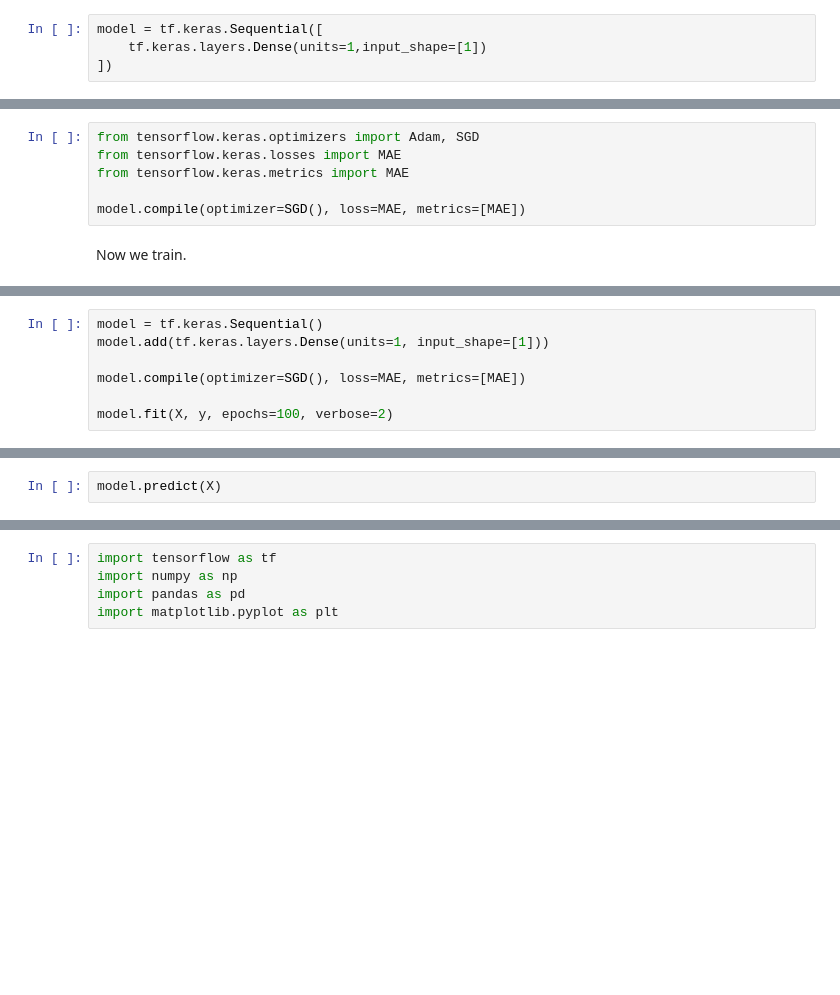
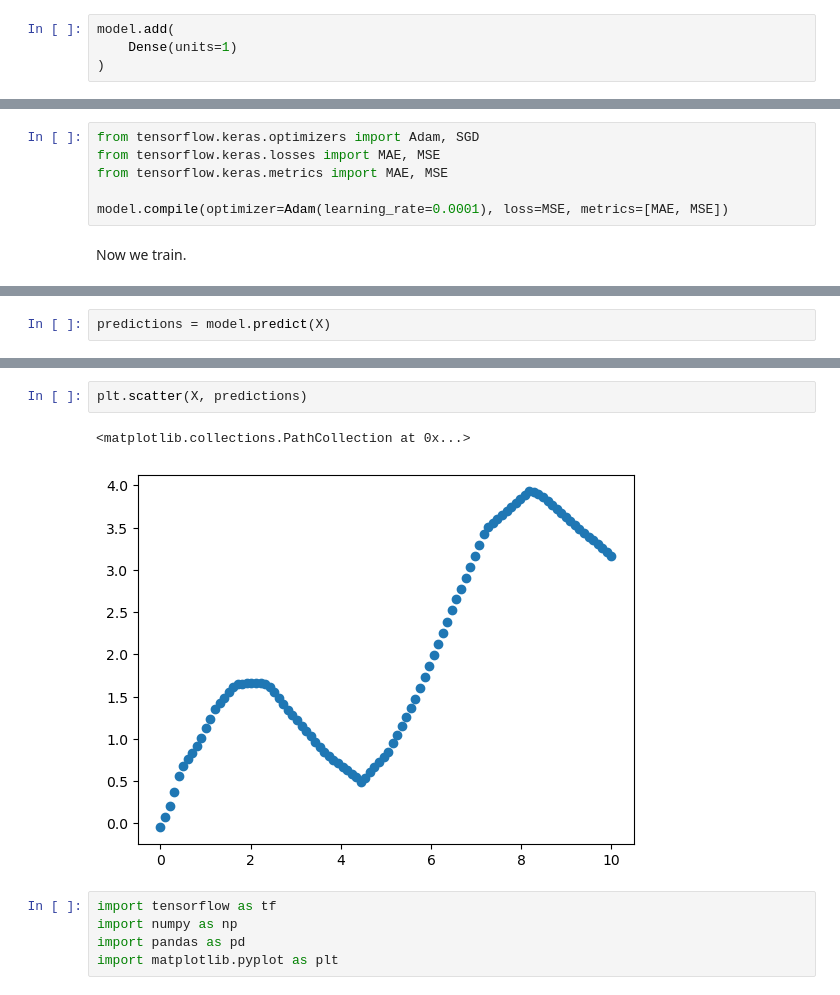
Before and after one commit to RishatTalukder/Deep_Learning_With_Tensorflow, a Jupyter notebook: regression/01_neural_network_regression.ipynb, the cells around one changed output, grey strips where cells are left out. Cells and saved outputs as stored; diff of their text form; blank space fills up the shorter version.

```diff
--- a/regression/01_neural_network_regression.ipynb
+++ b/regression/01_neural_network_regression.ipynb
@@ -122,4 +256,4 @@ So, now only one things left to do. We need to create a model.
 # %%
-model = tf.keras.Sequential([
-    tf.keras.layers.Dense(units=1,input_shape=[1])
-])
+model.add(
+    Dense(units=1)
+)
@@ -130,9 +286,9 @@ There you go a model is made with `Sequential` class. The model has one layer wi
 # %%
 from tensorflow.keras.optimizers import Adam, SGD
-from tensorflow.keras.losses import MAE
-from tensorflow.keras.metrics import MAE
+from tensorflow.keras.losses import MAE, MSE
+from tensorflow.keras.metrics import MAE, MSE
 
-model.compile(optimizer=SGD(), loss=MAE, metrics=[MAE])
+model.compile(optimizer=Adam(learning_rate=0.0001), loss=MSE, metrics=[MAE, MSE])
 # %% [markdown]
 Now we train.
 # %%
@@ -158,8 +314 @@ Epoch 100/100
 <keras.src.callbacks.history.History at 0x...>
-# %%
-model = tf.keras.Sequential()
-model.add(tf.keras.layers.Dense(units=1, input_shape=[1]))
-
-model.compile(optimizer=SGD(), loss=MAE, metrics=[MAE])
-
-model.fit(X, y, epochs=100, verbose=2)
@@ -185,3 +332,3 @@ Epoch 100/100
 # %%
-model.predict(X)
+predictions = model.predict(X)
 # %% [output]
@@ -195,3 +336,8 @@ array([[0.5507192],
+# %%
+plt.scatter(X, predictions)
+# %% [output]
+<matplotlib.collections.PathCollection at 0x...>
+[figure, added]
 # %%
 import tensorflow as tf
 import numpy as np
```
Also changed, not shown: parts of 30 cells of this notebook, 1 other file.
